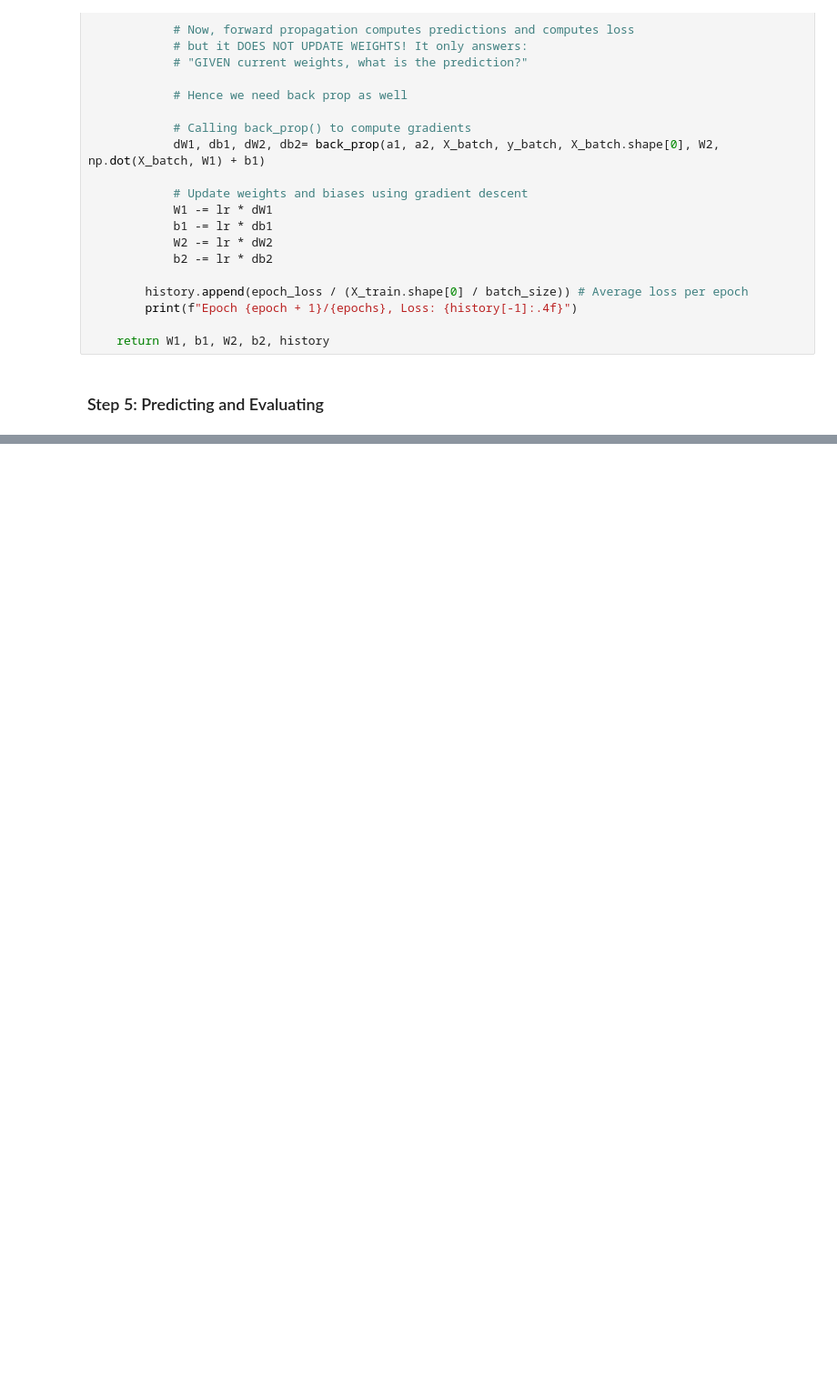
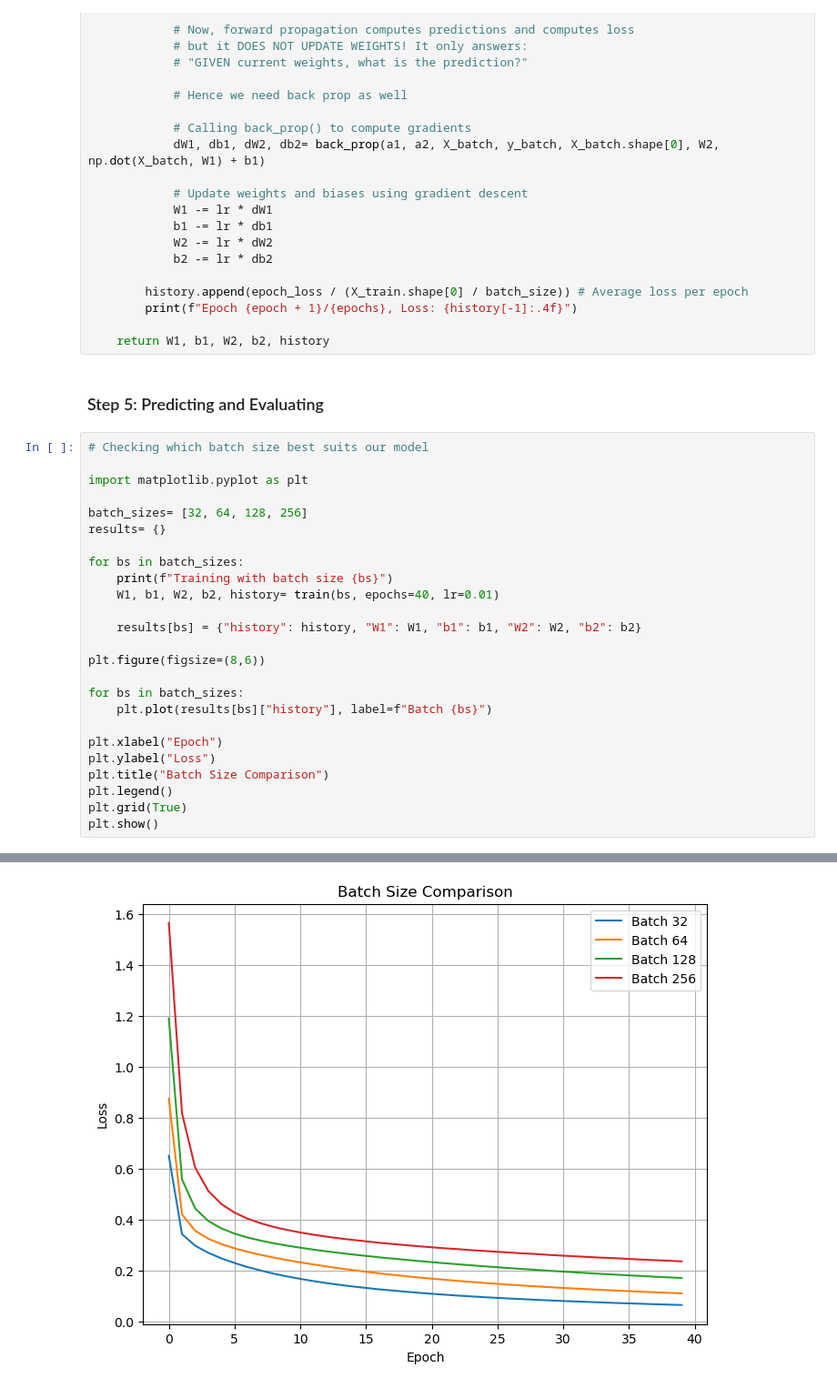
Before and after one commit to asmitdas674/Research-AI-Task-13, a Jupyter notebook: NNModel.ipynb, the cells around one changed output, grey strips where cells are left out. Shown at 91% size. Saved outputs shown, nothing was run; the diff lists cells and outputs as text; blank space fills up the shorter version.

Commit message:
Completed coding the model

```diff
--- a/NNModel.ipynb
+++ b/NNModel.ipynb
@@ -332,3 +332,29 @@ def train(batch_size, epochs, lr):
     return W1, b1, W2, b2, history
 # %% [markdown]
 ### Step 5: Predicting and Evaluating
+# %%
+# Checking which batch size best suits our model
+
+import matplotlib.pyplot as plt
+
+batch_sizes= [32, 64, 128, 256]
+results= {}
+
+for bs in batch_sizes:
+    print(f"Training with batch size {bs}")
+    W1, b1, W2, b2, history= train(bs, epochs=40, lr=0.01)
+
+    results[bs] = {"history": history, "W1": W1, "b1": b1, "W2": W2, "b2": b2}
+
+plt.figure(figsize=(8,6))
+
+for bs in batch_sizes:
+    plt.plot(results[bs]["history"], label=f"Batch {bs}")
+
+plt.xlabel("Epoch")
+plt.ylabel("Loss")
+plt.title("Batch Size Comparison")
+plt.legend()
+plt.grid(True)
+plt.show()
+# %% [output]
@@ -334,0 +378 @@ def train(batch_size, epochs, lr):
+[figure, added]
```
Also changed, not shown: parts of 16 cells of this notebook.
